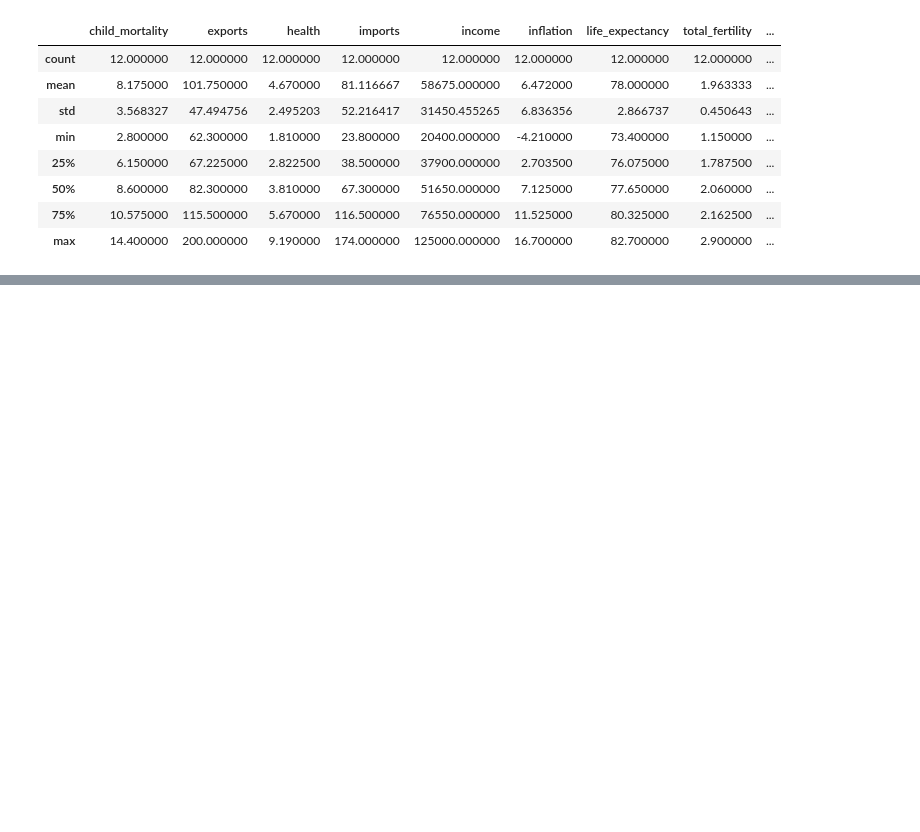
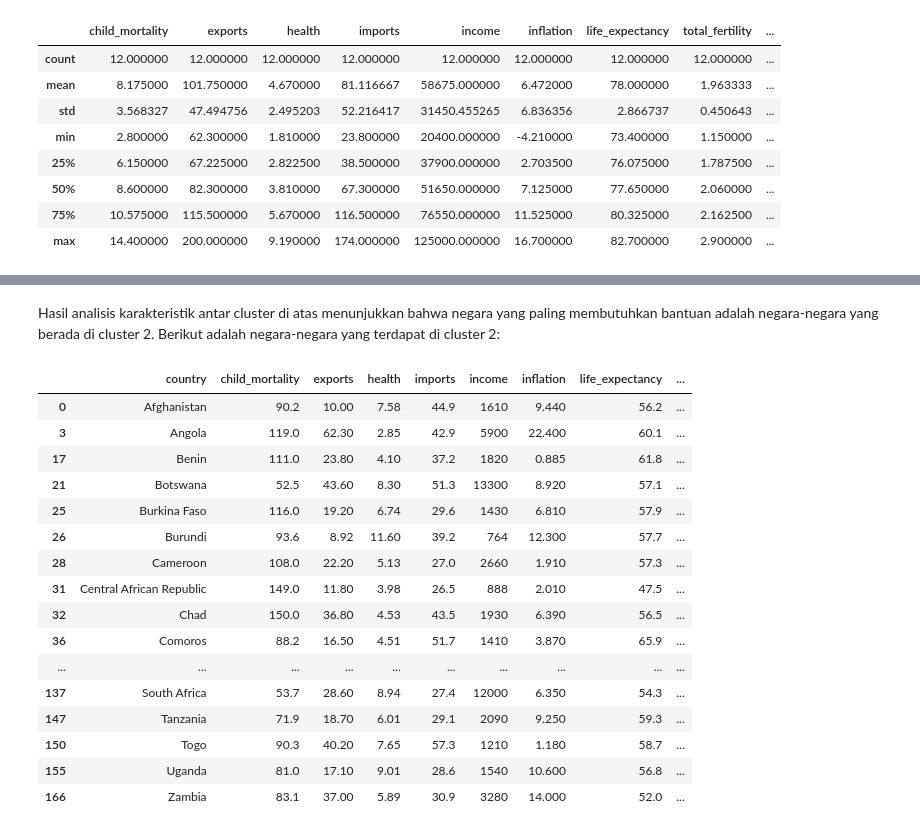
Before and after one commit to azkiamudrikah/Non-Graded-Challenge, a Jupyter notebook: latihan.ipynb, the cells around one changed output, grey strips where cells are left out. Cells and saved outputs as stored; diff of their text form; code cells hidden in the pictures; blank space fills up the shorter version.

Commit message:
NGC_Clustering_3

```diff
--- a/latihan.ipynb
+++ b/latihan.ipynb
@@ -760,0 +782,24 @@ karakteristik cluster dilihat dari urutan rata-rata nilai setiap kolom:
+# %% [markdown]
+Hasil analisis karakteristik antar cluster di atas menunjukkan bahwa negara yang paling membutuhkan bantuan adalah negara-negara yang berada di cluster 2. Berikut adalah negara-negara yang terdapat di cluster 2:
+# %%
+# membuat dataframe baru berisi negara-negara di cluster 2
+df_cluster2 = df_ori[df_ori['cluster']==2]
+df_cluster2
+# %% [output]
+|  | country | child_mortality | exports | health | imports | income | inflation | life_expectancy | ... |
+| 0 | Afghanistan | 90.2 | 10.00 | 7.58 | 44.9 | 1610 | 9.440 | 56.2 | ... |
+| 3 | Angola | 119.0 | 62.30 | 2.85 | 42.9 | 5900 | 22.400 | 60.1 | ... |
+| 17 | Benin | 111.0 | 23.80 | 4.10 | 37.2 | 1820 | 0.885 | 61.8 | ... |
+| 21 | Botswana | 52.5 | 43.60 | 8.30 | 51.3 | 13300 | 8.920 | 57.1 | ... |
+| 25 | Burkina Faso | 116.0 | 19.20 | 6.74 | 29.6 | 1430 | 6.810 | 57.9 | ... |
+| 26 | Burundi | 93.6 | 8.92 | 11.60 | 39.2 | 764 | 12.300 | 57.7 | ... |
+| 28 | Cameroon | 108.0 | 22.20 | 5.13 | 27.0 | 2660 | 1.910 | 57.3 | ... |
+| 31 | Central African Republic | 149.0 | 11.80 | 3.98 | 26.5 | 888 | 2.010 | 47.5 | ... |
+| 32 | Chad | 150.0 | 36.80 | 4.53 | 43.5 | 1930 | 6.390 | 56.5 | ... |
+| 36 | Comoros | 88.2 | 16.50 | 4.51 | 51.7 | 1410 | 3.870 | 65.9 | ... |
+| ... | ... | ... | ... | ... | ... | ... | ... | ... | ... |
+| 137 | South Africa | 53.7 | 28.60 | 8.94 | 27.4 | 12000 | 6.350 | 54.3 | ... |
+| 147 | Tanzania | 71.9 | 18.70 | 6.01 | 29.1 | 2090 | 9.250 | 59.3 | ... |
+| 150 | Togo | 90.3 | 40.20 | 7.65 | 57.3 | 1210 | 1.180 | 58.7 | ... |
+| 155 | Uganda | 81.0 | 17.10 | 9.01 | 28.6 | 1540 | 10.600 | 56.8 | ... |
+| 166 | Zambia | 83.1 | 37.00 | 5.89 | 30.9 | 3280 | 14.000 | 52.0 | ... |
```
Also changed, not shown: parts of 12 cells of this notebook.
